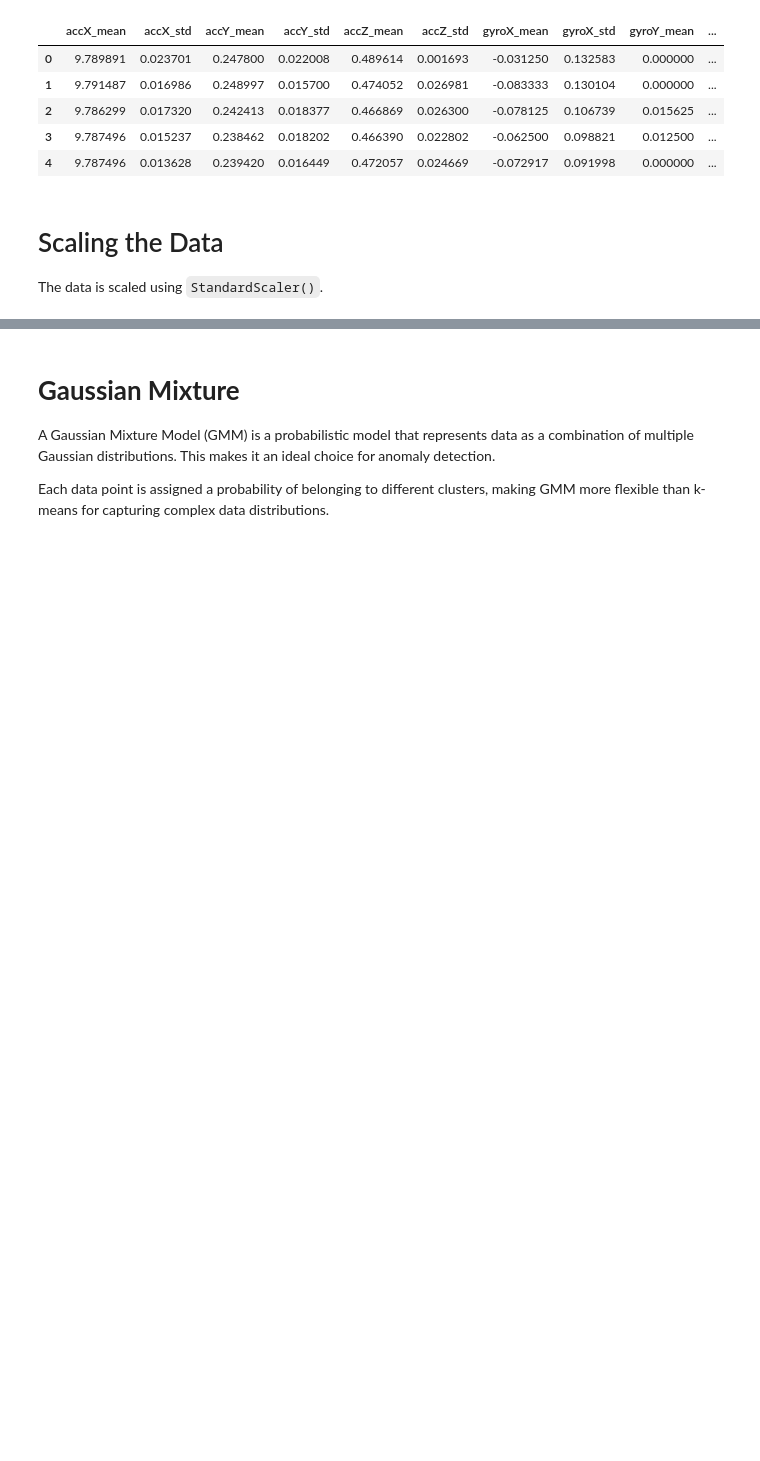
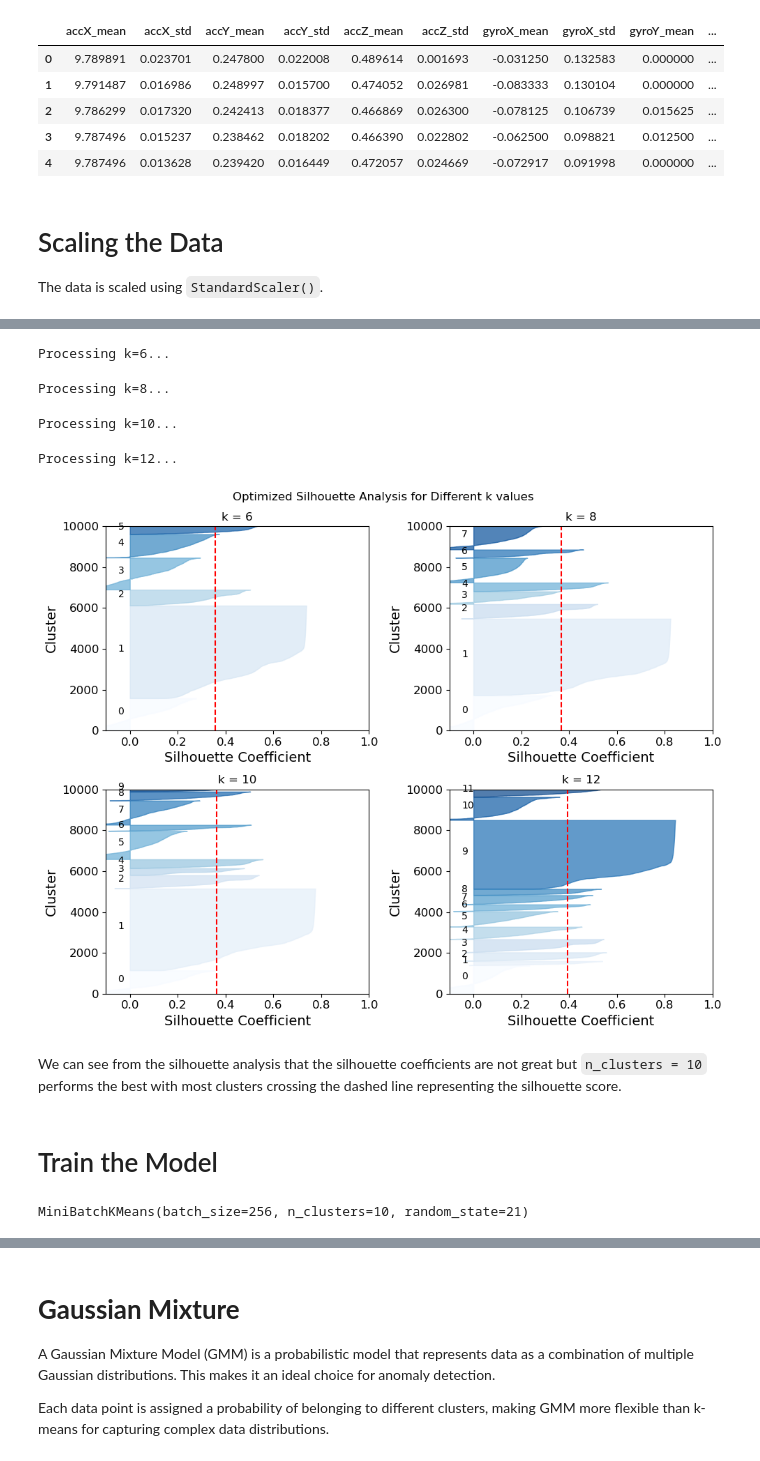
Before and after one commit to Hakonimatata/MachineLearningV2, a Jupyter notebook: Assignment_2/A2_Submission.ipynb, the cells around one changed output, grey strips where cells are left out. Saved outputs shown, nothing was run; the diff lists cells and outputs as text; code cells hidden in the pictures; blank space fills up the shorter version.

```diff
--- a/Assignment_2/A2_Submission.ipynb
+++ b/Assignment_2/A2_Submission.ipynb
@@ -385,0 +524,21 @@ Inertia measures how tightly data points are clustered by summing the squared di
+# %%
+plot_silhouette(X_normal, scaler)
+# %% [output]
+Processing k=6...
+Processing k=8...
+Processing k=10...
+Processing k=12...
+[figure, added]
+# %% [markdown]
+We can see from the silhouette analysis that the silhouette coefficients are not great but ``n_clusters = 10`` performs the best with most clusters crossing the dashed line representing the silhouette score.
+# %% [markdown]
+# Train the Model
+# %%
+# Selected number of clusters
+n_clusters = 10
+
+# Train K-Means on normal dataset (done outside the function)
+kmeans = MiniBatchKMeans(n_clusters=n_clusters, batch_size=256, random_state=21)
+kmeans.fit(X_normal_scaled)  # Assume X_normal_scaled is the scaled training data
+# %% [output]
+MiniBatchKMeans(batch_size=256, n_clusters=10, random_state=21)
```
Also changed, not shown: parts of 23 cells of this notebook, 1 other file.
